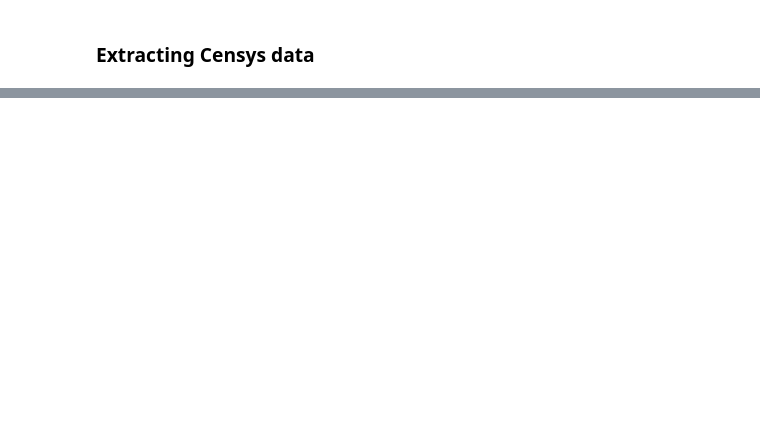
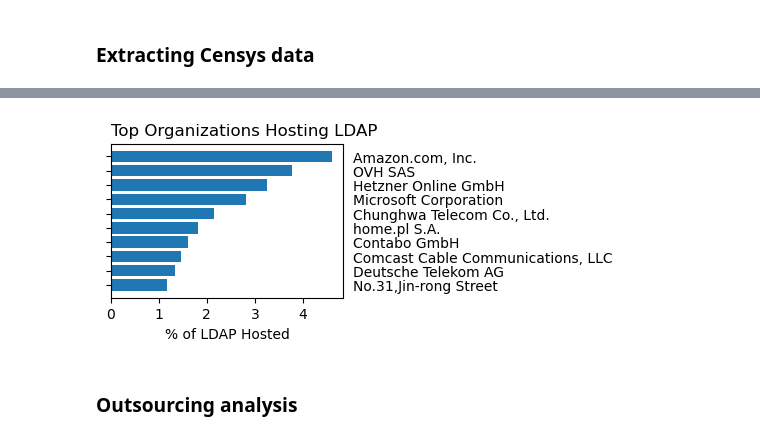
Before and after one commit to internettransparency/ldap-sequel, a Jupyter notebook: notebooks/analysis.ipynb, the cells around one changed output, grey strips where cells are left out. Cells and saved outputs as stored; diff of their text form; code cells hidden in the pictures; blank space fills up the shorter version.

```diff
--- a/notebooks/analysis.ipynb
+++ b/notebooks/analysis.ipynb
@@ -237,0 +918,15 @@ for df in CENSYS_TS_DICT.values():
+# %%
+fig, ax = plt.subplots(figsize=(3,2))
+top_org_pdf = org_pdf.head(10)
+ax.barh(top_org_pdf['org'], top_org_pdf['percentage'])
+ax.invert_yaxis()
+ax.set_title('Top Organizations Hosting LDAP', loc='left')
+ax.tick_params(axis='y', labelright=True, labelleft=False)
+ax.set_xlabel('% of LDAP Hosted')
+fig.set_tight_layout(False)
+fig.savefig("output/ldap_org.pdf", dpi=300, bbox_inches='tight')
+fig.show()
+# %% [output]
+[figure, added]
+# %% [markdown]
+### Outsourcing analysis
```
Also changed, not shown: parts of 79 cells of this notebook, 11 other files.
